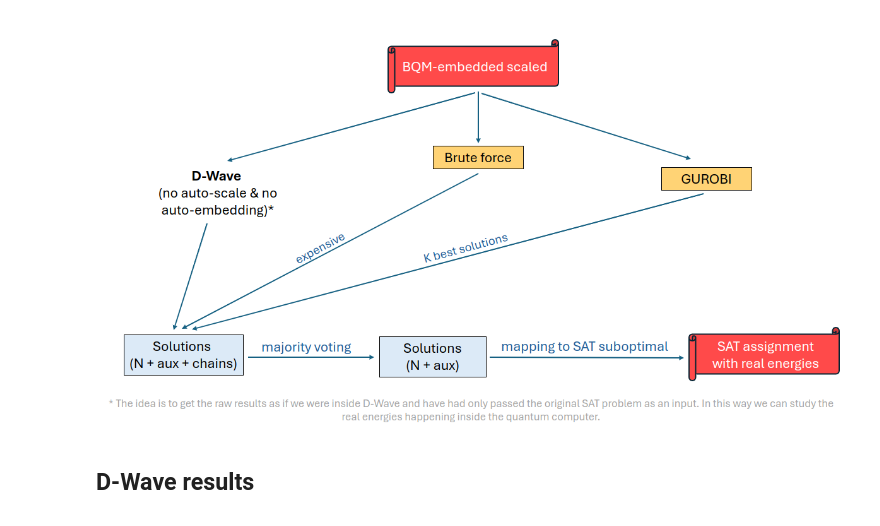
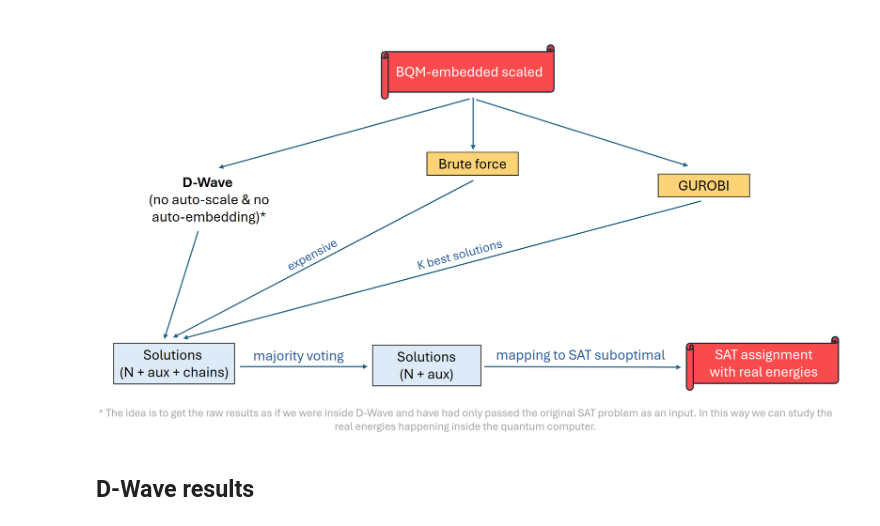
Before and after one commit to IIIA-ML/QuantumSAT, a Jupyter notebook: nb/Offline Analyses.ipynb, the cells around one changed output. Saved outputs shown, nothing was run; the diff lists cells and outputs as text; code cells hidden in the pictures.

```diff
--- a/nb/Offline Analyses.ipynb
+++ b/nb/Offline Analyses.ipynb
@@ -11,9 +11,9 @@ num_vars = 4
 with open(f'../exp/eBeyond/p{num_vars}.cnf.pkl', 'rb') as f:
     instance = pickle.load(f)
 # %%
-Image(filename='../figs/Final_assignments_n_real_energies.png')
+Image(filename='../figs/From_scaled_BQM_embedded_to_solutions.png')
 # %% [output]
-[figure, old version]
+[figure, new version]
 # %% [markdown]
 ## D-Wave results
 # %%
```
Also changed, not shown: parts of 3 cells of this notebook.
